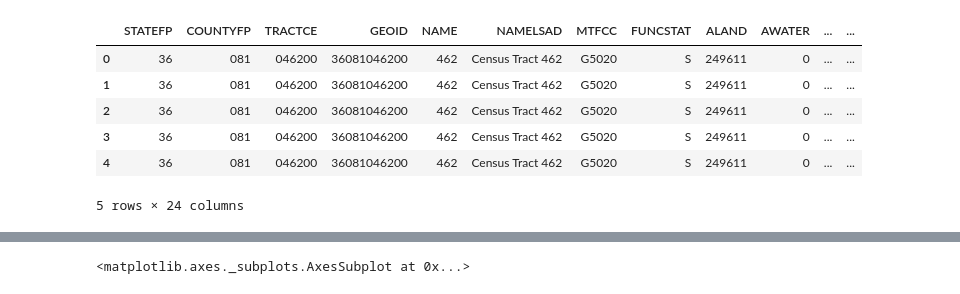
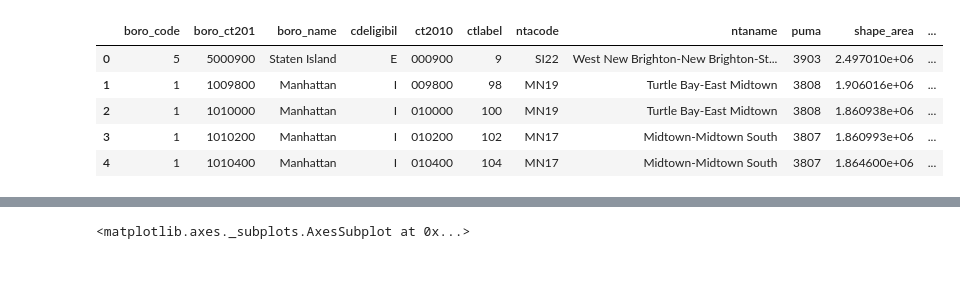
Before and after one commit to aberke/income-race-bikes, a Jupyter notebook: scripts/census_data_processing.ipynb, the cells around one changed output, grey strips where cells are left out. Saved outputs shown, nothing was run; the diff lists cells and outputs as text; code cells hidden in the pictures.

```diff
--- a/scripts/census_data_processing.ipynb
+++ b/scripts/census_data_processing.ipynb
@@ -131,25 +112,63 @@ for state, df in states_dfs.items():
     df.to_csv(filename)
 # %%
 import geopandas as gpd
-# %%
-shapefile_attributes = {
-    'GEOID': geoid_column_name,
-    'ntaname': 'Neighborhood',
-    'shape_area': 'shape_area',
-    'shape_leng': 'shape_leng',
-    'geometry': 'geometry'
-}
-
-
-shapefile_filename = get_filepath('ny') + 'shapefile/nyc_census_tracts.shp'
-shapefile_df = gpd.read_file(shapefile_filename)
-shapefile_df.head()
-# %% [output]
-|  | STATEFP | COUNTYFP | TRACTCE | GEOID | NAME | NAMELSAD | MTFCC | FUNCSTAT | ALAND | AWATER | ... | ... |
-| 0 | 36 | 081 | 046200 | 36081046200 | 462 | Census Tract 462 | G5020 | S | 249611 | 0 | ... | ... |
-| 1 | 36 | 081 | 046200 | 36081046200 | 462 | Census Tract 462 | G5020 | S | 249611 | 0 | ... | ... |
-| 2 | 36 | 081 | 046200 | 36081046200 | 462 | Census Tract 462 | G5020 | S | 249611 | 0 | ... | ... |
-| 3 | 36 | 081 | 046200 | 36081046200 | 462 | Census Tract 462 | G5020 | S | 249611 | 0 | ... | ... |
-| 4 | 36 | 081 | 046200 | 36081046200 | 462 | Census Tract 462 | G5020 | S | 249611 | 0 | ... | ... |
-5 rows × 24 columns
+# %%
+"""Creates shapefile from NYC open data download.
+This shapefile does not have geoids, so must add them based on its other data.
+
+"""
+
+NY_STATE_CODE = '36'
+
+nyc_shapefile_attributes = {
+    geoid_column_name: geoid_column_name,
+    'ntaname': 'Neighborhood',
+    # Tracts are duplicated across boros.
+    # The unique key is 'boro_ct201' which is the concatenation of boro id and ct
+    # 'ct2010': 'tract',
+    'shape_area': 'shape_area',
+    'shape_leng': 'shape_leng',
+    'geometry': 'geometry'
+}
+
+# Mapping of boro names to county code for geoid
+# Taken from wikipedia info: https://en.wikipedia.org/wiki/List_of_counties_in_New_York
+nyc_boro_to_county_code = {
+    'Bronx':'005',
+    'Queens':'081',
+    'Brooklyn':'047',
+    'Manhattan':'061',
+    'Staten Island':'085'
+}
+
+
+def get_nyc_shapefile():
+    shapefile_filename = get_filepath('ny') + 'city_census_tracts_shapefile/geo_export_6f3df1e4-1be2-4395-ba6c-3e15b0a10221.shp'
+    shapefile_df = gpd.read_file(shapefile_filename)
+    shapefile_df[geoid_column_name] = shapefile_df.apply(get_nyc_geoid, axis=1)
+    return shapefile_df
+
+
+def get_nyc_county_code(row):
+    boro_name = row['boro_name']
+    return nyc_boro_to_county_code[boro_name]
+
+
+def get_nyc_geoid(row):
+    state_code = NY_STATE_CODE
+    county_code = get_nyc_county_code(row)
+    tract_code = row['ct2010']
+    return str(state_code) + str(county_code) + str(tract_code)
+
+
+shapefile_df = get_nyc_shapefile()
+
+shapefile_df.head()
+# %% [output]
+|  | boro_code | boro_ct201 | boro_name | cdeligibil | ct2010 | ctlabel | ntacode | ntaname | puma | shape_area | ... |
+| 0 | 5 | 5000900 | Staten Island | E | 000900 | 9 | SI22 | West New Brighton-New Brighton-St... | 3903 | 2.497010e+06 | ... |
+| 1 | 1 | 1009800 | Manhattan | I | 009800 | 98 | MN19 | Turtle Bay-East Midtown | 3808 | 1.906016e+06 | ... |
+| 2 | 1 | 1010000 | Manhattan | I | 010000 | 100 | MN19 | Turtle Bay-East Midtown | 3808 | 1.860938e+06 | ... |
+| 3 | 1 | 1010200 | Manhattan | I | 010200 | 102 | MN17 | Midtown-Midtown South | 3807 | 1.860993e+06 | ... |
+| 4 | 1 | 1010400 | Manhattan | I | 010400 | 104 | MN17 | Midtown-Midtown South | 3807 | 1.864600e+06 | ... |
 # %%
```
Also changed, not shown: parts of 5 cells of this notebook, 14 other files.
